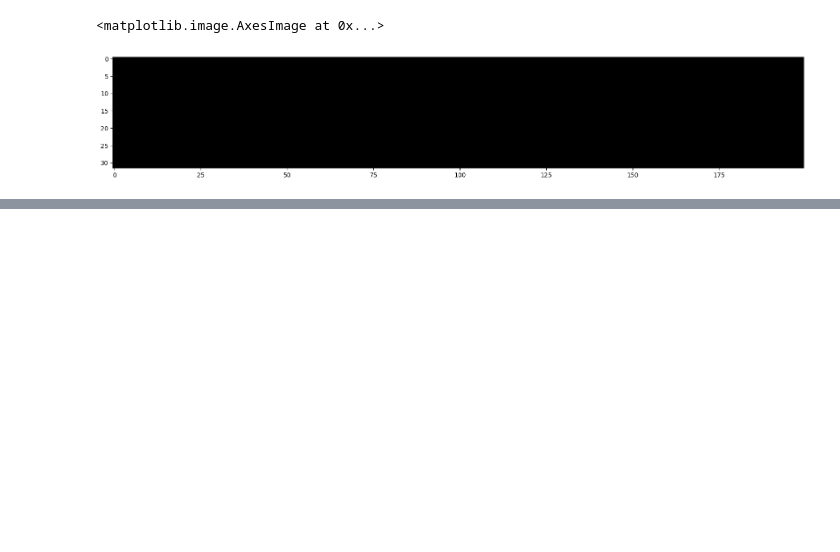
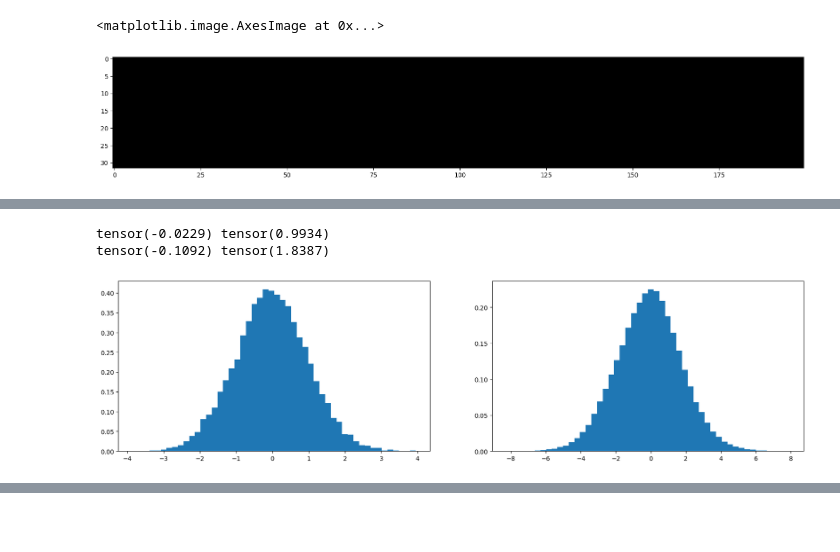
Before and after one commit to jcentner/makemore-repro, a Jupyter notebook: 02_MLP2.ipynb, the cells around one changed output, grey strips where cells are left out. Cells and saved outputs as stored; diff of their text form; code cells hidden in the pictures; blank space fills up the shorter version.

```diff
--- a/02_MLP2.ipynb
+++ b/02_MLP2.ipynb
@@ -406,0 +419,22 @@ plt.imshow(h.abs() > 0.99, cmap='gray', interpolation='nearest') # completely bl
+# %%
+# variance grows through layers
+
+x = torch.randn(1000, 10)
+w = torch.rand(10, 200) # *5 scale up demonstrates the problem
+y = x @ w
+print(x.mean(), x.std())
+print(y.mean(), y.std())
+
+plt.figure(figsize=(20,5))
+plt.subplot(121)
+plt.hist(x.view(-1).tolist(), 50, density=True);
+plt.subplot(122)
+plt.hist(y.view(-1).tolist(), 50, density=True);
+
+# demonstrates that the variance of y is larger than that of x due to the matrix multiplication with w
+# the standard deviation grows; the Gaussian distribution is expanding outward
+# this is undesirable; we want more uniform activations throughout the neural net
+# %% [output]
+tensor(-0.0229) tensor(0.9934)
+tensor(-0.1092) tensor(1.8387)
+[figure, added]
```
Also changed, not shown: parts of 6 cells of this notebook, 1 other file.
